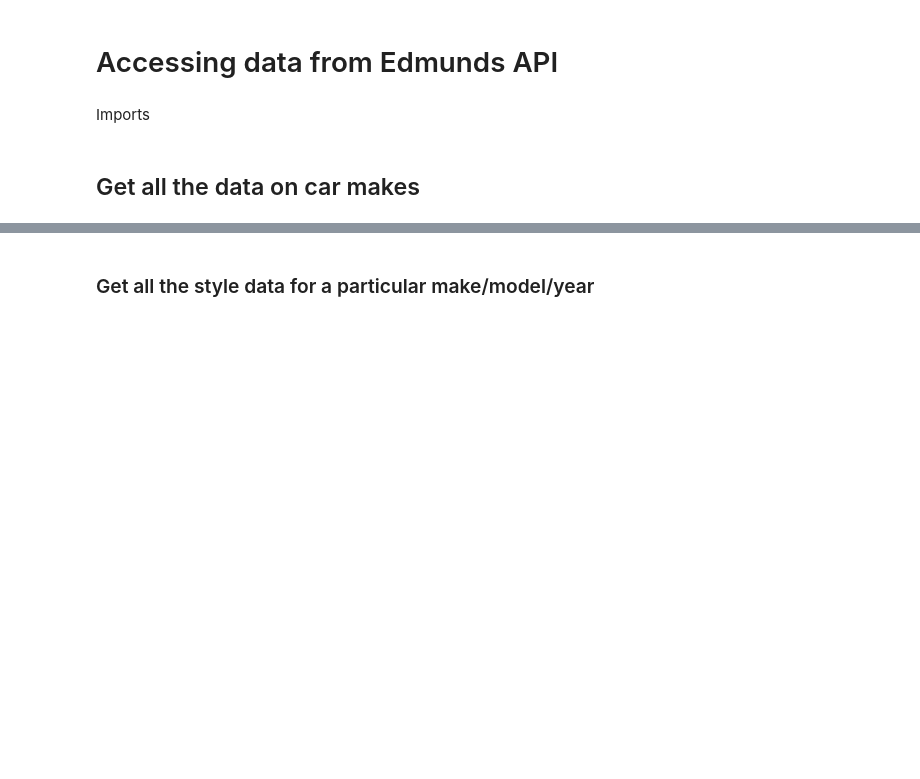
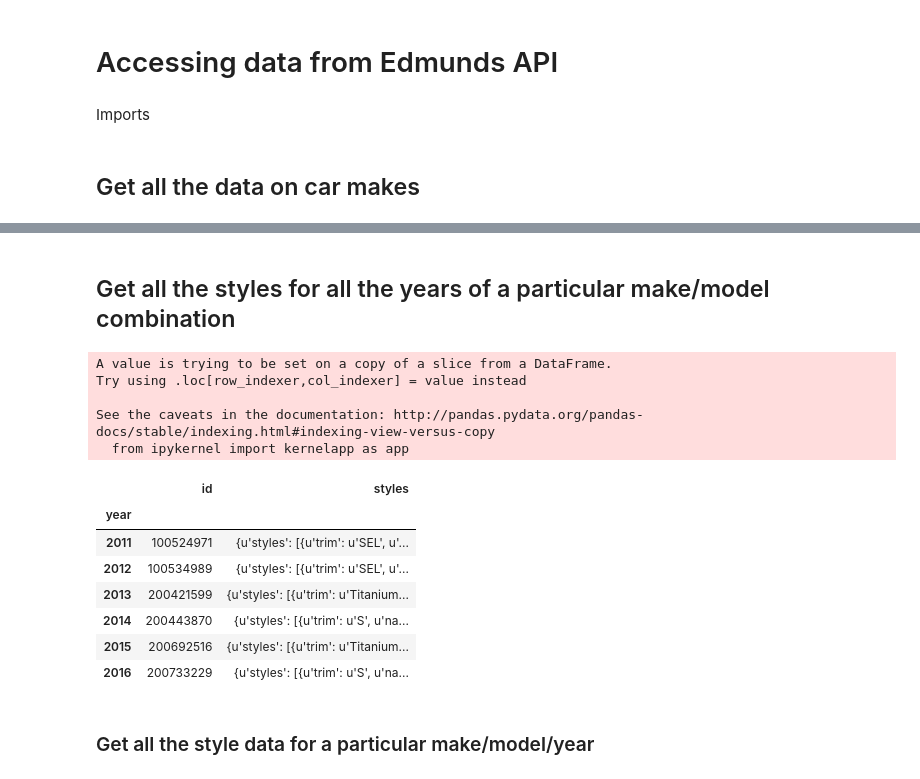
Before and after one commit to bslakman/Cars, a Jupyter notebook: Edmunds.ipynb, the cells around one changed output, grey strips where cells are left out. Cells and saved outputs as stored; diff of their text form; code cells hidden in the pictures; blank space fills up the shorter version.

```diff
--- a/Edmunds.ipynb
+++ b/Edmunds.ipynb
@@ -20,0 +87,2 @@ data = response.json()
+# %% [markdown]
+## Get all the styles for all the years of a particular make/model combination
@@ -21,2 +99,22 @@ data = response.json()
+# %%
+ford_fiesta_years = ford_fiesta_years.loc[2011:2016]
+ford_fiesta_years['styles'] = fiesta_style_details
+# %% [output]
+A value is trying to be set on a copy of a slice from a DataFrame.
+Try using .loc[row_indexer,col_indexer] = value instead
+
+See the caveats in the documentation: http://pandas.pydata.org/pandas-docs/stable/indexing.html#indexing-view-versus-copy
+  from ipykernel import kernelapp as app
+# %%
+ford_fiesta_years
+# %% [output]
+|  | id | styles |
+| year |  |  |
+| 2011 | 100524971 | {u'styles': [{u'trim': u'SEL', u'... |
+| 2012 | 100534989 | {u'styles': [{u'trim': u'SEL', u'... |
+| 2013 | 200421599 | {u'styles': [{u'trim': u'Titanium... |
+| 2014 | 200443870 | {u'styles': [{u'trim': u'S', u'na... |
+| 2015 | 200692516 | {u'styles': [{u'trim': u'Titanium... |
+| 2016 | 200733229 | {u'styles': [{u'trim': u'S', u'na... |
 # %% [markdown]
 ### Get all the style data for a particular make/model/year
```
Also changed, not shown: parts of 12 cells of this notebook, 2 other files.
